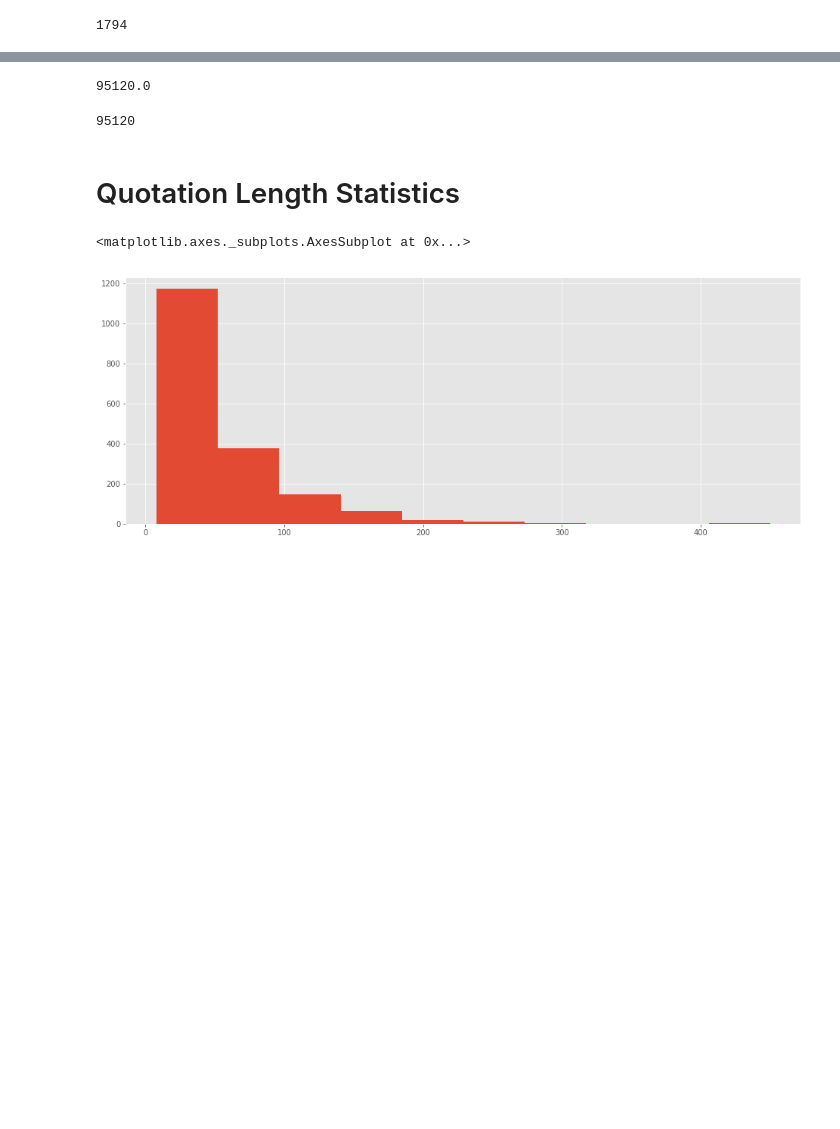
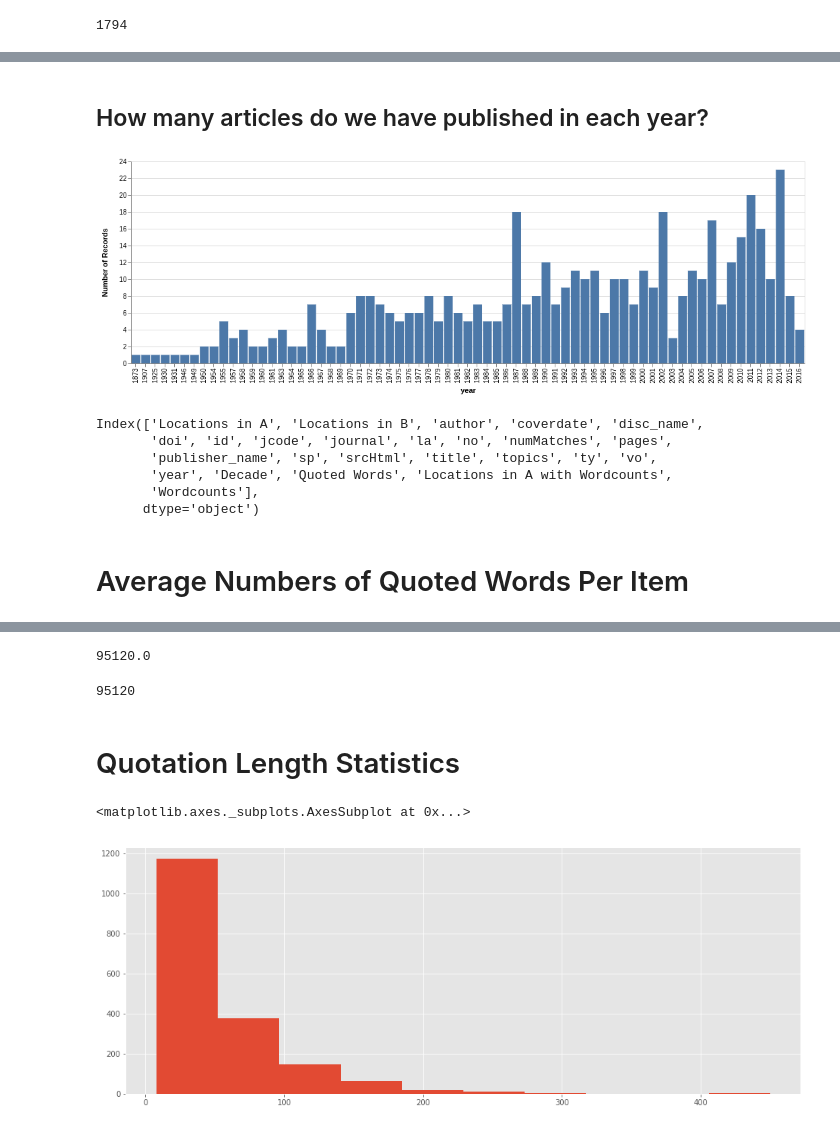
Before and after one commit to lit-mod-viz/middlemarch-critical-histories, a Jupyter notebook: notebooks/jstor-analysis.ipynb, the cells around one changed output, grey strips where cells are left out. Cells and saved outputs as stored; diff of their text form; code cells hidden in the pictures; blank space fills up the shorter version.

```diff
--- a/notebooks/jstor-analysis.ipynb
+++ b/notebooks/jstor-analysis.ipynb
@@ -53,0 +63,3 @@ sum([len(item) for item in df['Locations in A'].values])
+# %%
+articlesWithMatches = df[df['Locations in A'].apply(lambda x: len(x) > 0)]
+articlesWithMatches.year.describe()
@@ -53,0 +76,17 @@ sum([len(item) for item in df['Locations in A'].values])
+# %% [markdown]
+## How many articles do we have published in each year?
+# %%
+alt.Chart(articlesWithMatches).mark_bar().encode(x='year:O', y='count()').properties(width=1000)
+# %% [output]
+[figure, added]
+# %%
+df.columns
+# %% [output]
+Index(['Locations in A', 'Locations in B', 'author', 'coverdate', 'disc_name',
+       'doi', 'id', 'jcode', 'journal', 'la', 'no', 'numMatches', 'pages',
+       'publisher_name', 'sp', 'srcHtml', 'title', 'topics', 'ty', 'vo',
+       'year', 'Decade', 'Quoted Words', 'Locations in A with Wordcounts',
+       'Wordcounts'],
+      dtype='object')
+# %% [markdown]
+# Average Numbers of Quoted Words Per Item
```
Also changed, not shown: parts of 9 cells of this notebook.
